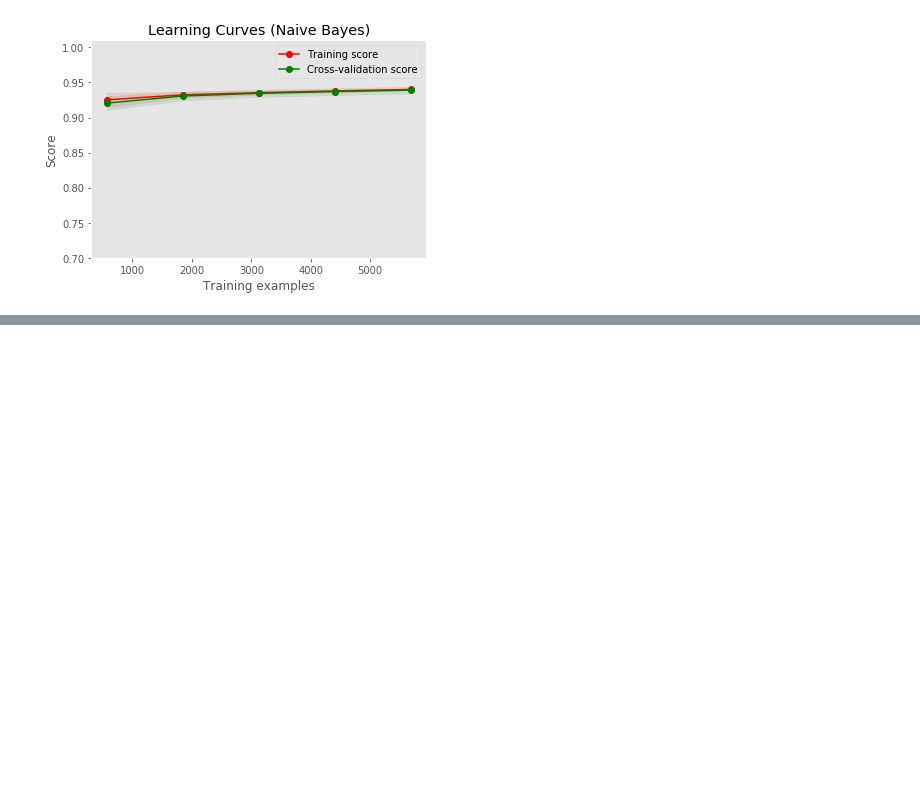
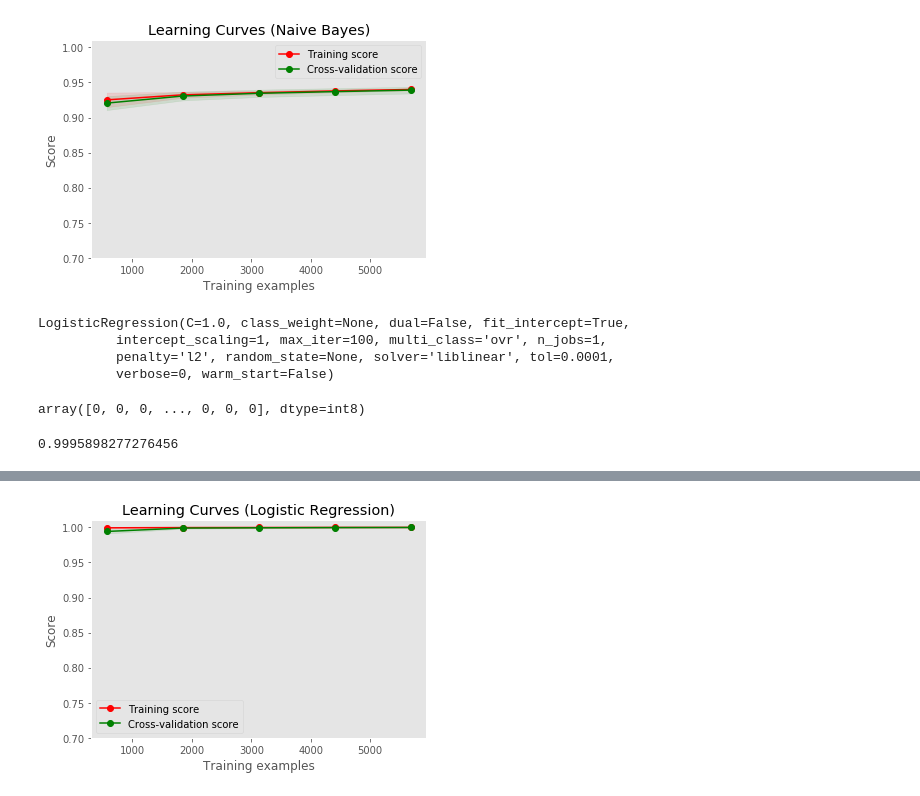
Before and after one commit to g2ransom/smart_machines, a Jupyter notebook: mushrooms/mushrooms.ipynb, the cells around one changed output, grey strips where cells are left out. Cells and saved outputs as stored; diff of their text form; code cells hidden in the pictures; blank space fills up the shorter version.

Commit message:
added logistic regression model and function to plot confusion matrix

```diff
--- a/mushrooms/mushrooms.ipynb
+++ b/mushrooms/mushrooms.ipynb
@@ -143,0 +184,23 @@ plot_learning_curve(estimator, title, X, y, ylim=(0.7, 1.01), cv=cv, n_jobs=4)
+# %%
+clf.fit(X_train, y_train)
+# %% [output]
+LogisticRegression(C=1.0, class_weight=None, dual=False, fit_intercept=True,
+          intercept_scaling=1, max_iter=100, multi_class='ovr', n_jobs=1,
+          penalty='l2', random_state=None, solver='liblinear', tol=0.0001,
+          verbose=0, warm_start=False)
+# %%
+y_pred1 = clf.predict(X_test)
+# %% [output]
+array([0, 0, 0, ..., 0, 0, 0], dtype=int8)
+# %%
+clf.score(X_test, y_test)
+# %% [output]
+0.9995898277276456
+# %%
+cv1 = ShuffleSplit(n_splits=100, test_size=0.3, random_state=0)
+# %%
+estimator1 = LogisticRegression()
+# %%
+title1 = 'Learning Curves (Logistic Regression)'
+plot_learning_curve(estimator1, title1, X, y, ylim=(0.7, 1.01), cv=cv1, n_jobs=4)
+# %% [output]
@@ -143,0 +208 @@ plot_learning_curve(estimator, title, X, y, ylim=(0.7, 1.01), cv=cv, n_jobs=4)
+[figure, added]
```
Also changed, not shown: parts of 10 cells of this notebook.
